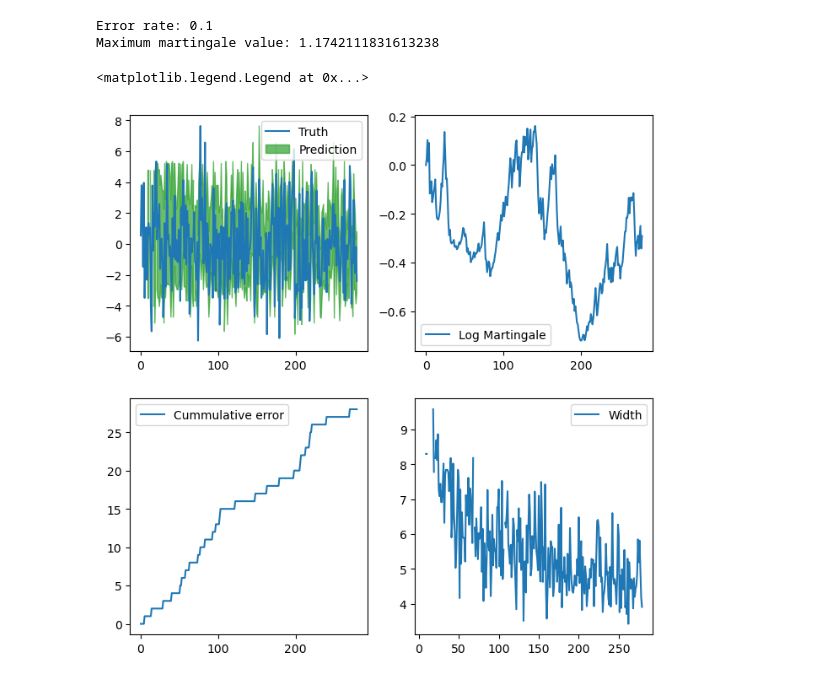
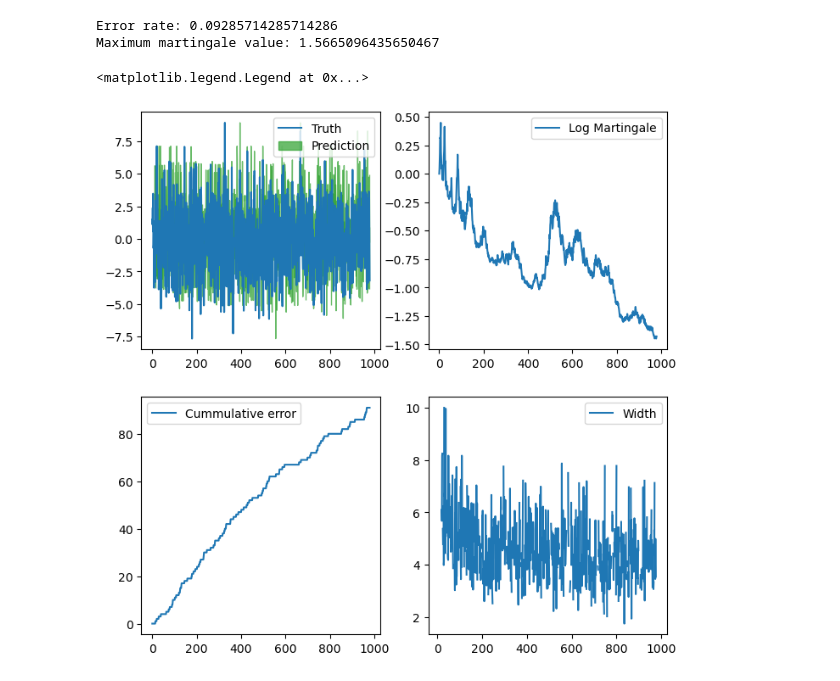
Before and after one commit to egonmedhatten/online-cp, a Jupyter notebook: notebooks/test_cps.ipynb, the cells around one changed output. Drawn from its saved outputs; the diff is of its cells as text; code cells hidden in the pictures.

```diff
--- a/notebooks/test_cps.ipynb
+++ b/notebooks/test_cps.ipynb
@@ -6,12 +6,12 @@ import matplotlib.pyplot as plt
 
 from online_cp.CPS import NearestNeighboursPredictionMachine
 # %%
-N=300
+N = 1000
 X = rnd_gen.normal(loc=0, scale=1, size=(N, 4))
 beta = np.array([2, 1, 0, 0])
 Y = X @ beta + rnd_gen.normal(loc=0, scale=1, size=N)
 # %%
-cps = NearestNeighboursPredictionMachine(k=31)
+cps = NearestNeighboursPredictionMachine(k=19)
 
 from online_cp.martingale import PluginMartingale
 
@@ -48,7 +48,7 @@ for i, (object, label) in tqdm(enumerate(zip(X[int(np.ceil(2/epsilon)):], Y[int(
     cps.learn_one(x=object, y=label, precomputed=precomputed) # We pass precomputed as an argument to avoid redundant computations
 
     # Compute p-value
-    p = cpd(y=label, tau=tau) # We pass precomputed as an argument to avoid redundant computations
+    p = cpd(y=label, tau=tau)
 
     # Update martingale
     martingale.update_log_martingale(p)
@@ -60,33 +60,33 @@ for i, (object, label) in tqdm(enumerate(zip(X[int(np.ceil(2/epsilon)):], Y[int(
     res[i, 4] = Err
     res[i, 5] = cpd.width(Gamma)
     res[i, 6] = martingale.logM
     res[i, 7] = median
 
 print(f'Error rate: {Err/(N-20)}')
 print(f'Maximum martingale value: {martingale.max}')
 
 fig, axs = plt.subplots(ncols=2, nrows=2, figsize=(8,8))
 axs[0,0].plot(res[:, 2], label='Truth')
 axs[0,0].fill_between(
     x=[i for i in range(N-20)],
     y1=res[:, 0],
     y2=res[:, 1],
     color='C2',
     alpha=0.7,
     label='Prediction'
 )
 axs[0,0].legend()
 
 axs[0,1].plot(res[:,6], label='Log Martingale')
 axs[0,1].legend()
 
 axs[1,0].plot(res[:, 4], label='Cummulative error')
 axs[1,0].legend()
 
 axs[1,1].plot(res[:, 5], label='Width')
 axs[1,1].legend()
 # %% [output]
-Error rate: 0.1
-Maximum martingale value: 1.1742111831613238
+Error rate: 0.09285714285714286
+Maximum martingale value: 1.5665096435650467
 <matplotlib.legend.Legend at 0x...>
-[figure, old version]
+[figure, new version]
```
Also changed, not shown: parts of 3 cells of this notebook, 1 other file.
